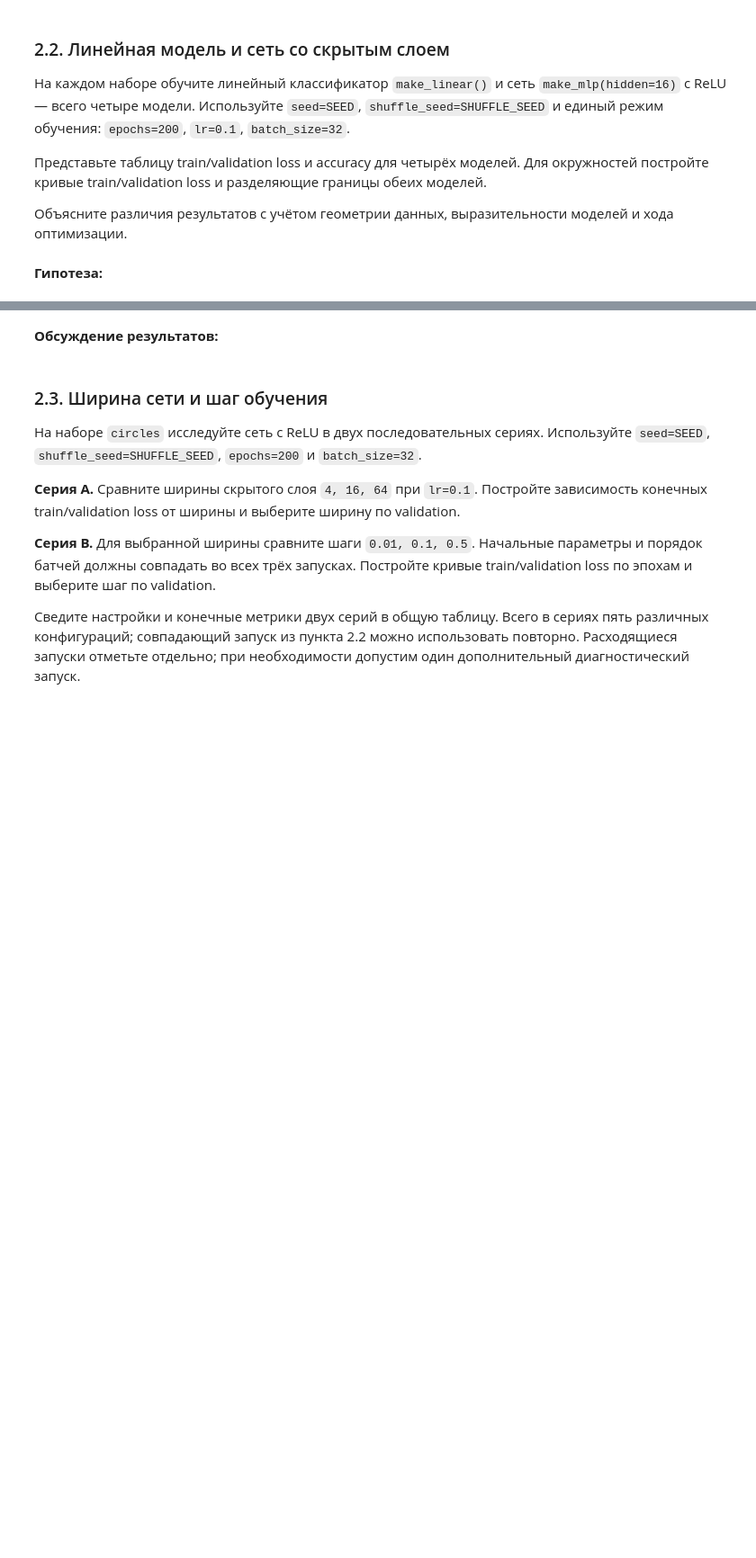
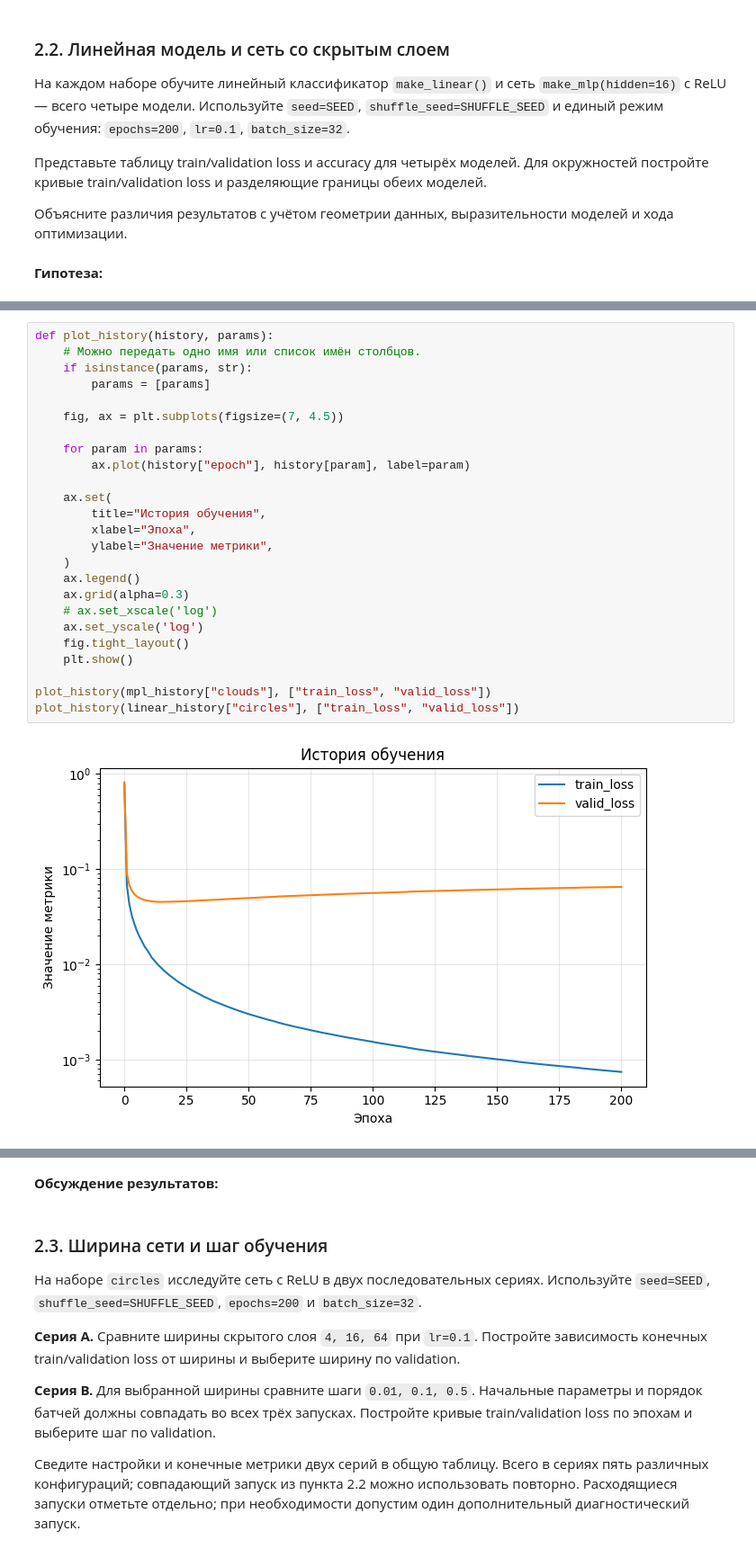
Before and after one commit to Abrackadabrr/machine_learning_practice, a Jupyter notebook: hometask/autumn_semester/task_2/hw2_neural_networks_student.ipynb, the cells around one changed output, grey strips where cells are left out. Shown at 90% size. Drawn from its saved outputs; the diff is of its cells as text; blank space fills up the shorter version.

```diff
--- a/hometask/autumn_semester/task_2/hw2_neural_networks_student.ipynb
+++ b/hometask/autumn_semester/task_2/hw2_neural_networks_student.ipynb
@@ -986,0 +1124,27 @@ def plot_boundary(
+# %%
+def plot_history(history, params):
+    # Можно передать одно имя или список имён столбцов.
+    if isinstance(params, str):
+        params = [params]
+
+    fig, ax = plt.subplots(figsize=(7, 4.5))
+
+    for param in params:
+        ax.plot(history["epoch"], history[param], label=param)
+
+    ax.set(
+        title="История обучения",
+        xlabel="Эпоха",
+        ylabel="Значение метрики",
+    )
+    ax.legend()
+    ax.grid(alpha=0.3)
+    # ax.set_xscale('log')
+    ax.set_yscale('log')
+    fig.tight_layout()
+    plt.show()
+
+plot_history(mpl_history["clouds"], ["train_loss", "valid_loss"])
+plot_history(linear_history["circles"], ["train_loss", "valid_loss"])
+# %% [output]
+[figure, added]
```
Also changed, not shown: parts of 11 cells of this notebook.
